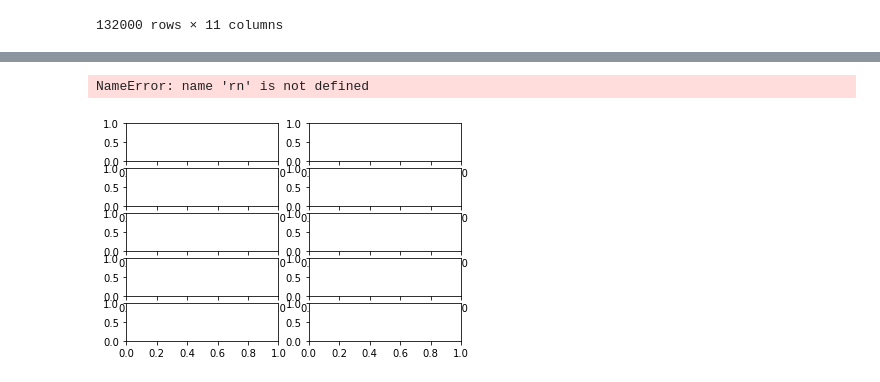
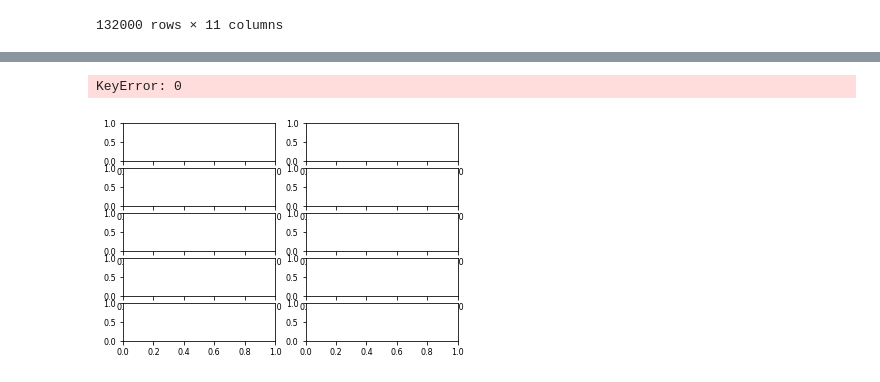
Before and after one commit to tbonar/MSDS-6373-Project, a Jupyter notebook: py_crypto.ipynb, the cells around one changed output, grey strips where cells are left out. Cells and saved outputs as stored; diff of their text form; code cells hidden in the pictures.

```diff
--- a/py_crypto.ipynb
+++ b/py_crypto.ipynb
@@ -31,22 +31,22 @@ plot_acf(train["Target"])
 # %%
 from scipy.signal import welch
 
 fig, axs = plt.subplots(5,2)
 font = {'weight' : 'normal',
         'size'   : 8}
 plt.rc('font', **font)
 
-for i in range(0,len(rn)):
+for i in range(0,len(train)):
     ax = plt.subplot(5,2,i+1)
-    f,pxx=welch(train.Target.loc[rn[i]],
+    f,pxx=welch(train.Target.loc[train[i]],
                 return_onesided=True,
                 scaling='density')
-    ax.plot(f,pxx,label='ID={}'.format(rn[i]))
+    ax.plot(f,pxx,label='ID={}'.format(train[i]))
     plt.legend()
     if i in [8,9]:
         ax.set_xlabel('Frequency')
     if i in range(0,9,2):
         ax.set_ylabel('Pxx')
 # %% [output]
-NameError: name 'rn' is not defined
+KeyError: 0
-[figure, old version]
+[figure, new version]
```
Also changed, not shown: parts of 4 cells of this notebook, 1 other file.
